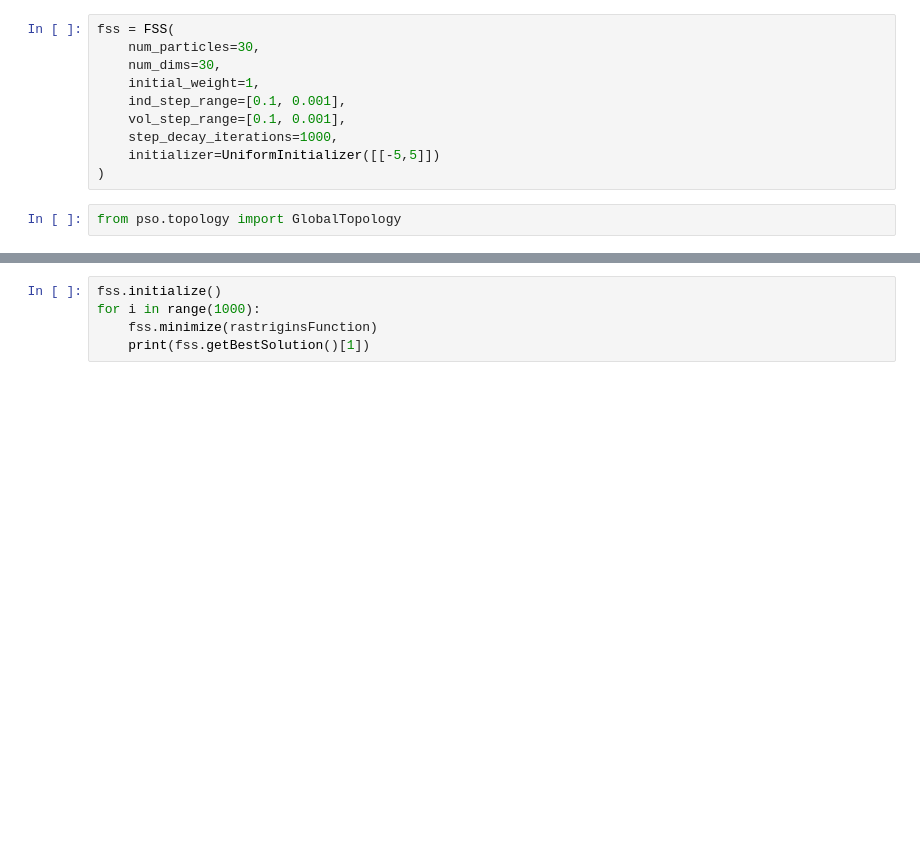
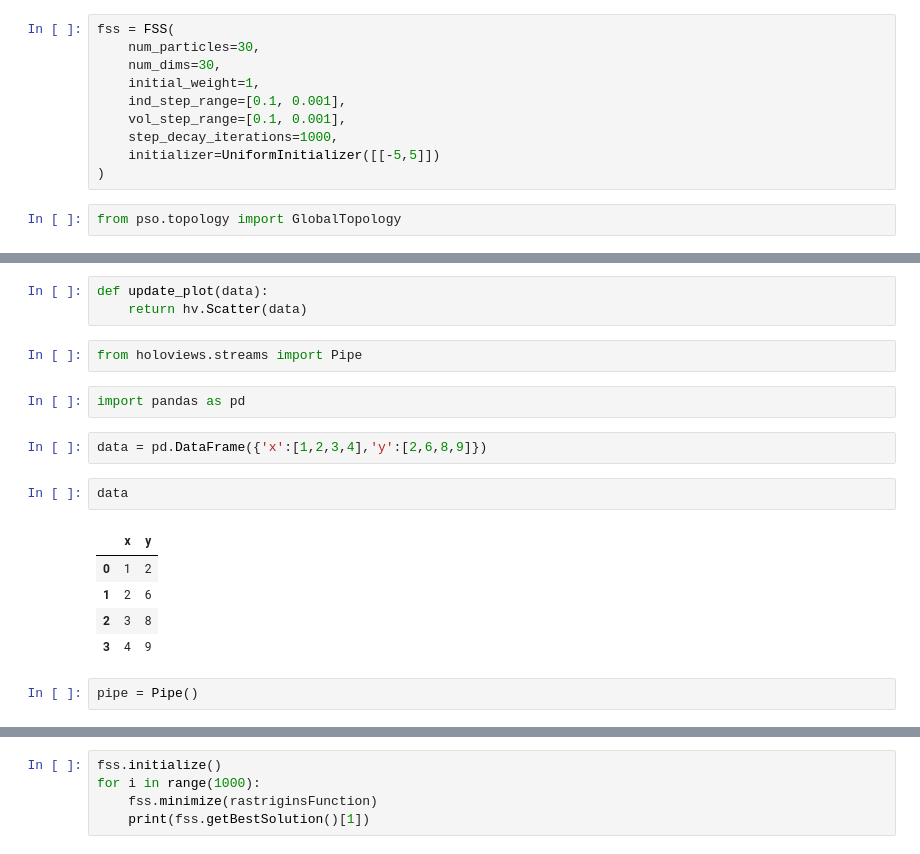
Before and after one commit to aldo-fsm/swarm-intelligence, a Jupyter notebook: pratica-N2.ipynb, the cells around one changed output, grey strips where cells are left out. Drawn from its saved outputs; the diff is of its cells as text; blank space fills up the shorter version.

```diff
--- a/pratica-N2.ipynb
+++ b/pratica-N2.ipynb
@@ -23,0 +206,19 @@ pso = PSO(
+# %%
+def update_plot(data):
+    return hv.Scatter(data)
+# %%
+from holoviews.streams import Pipe
+# %%
+import pandas as pd
+# %%
+data = pd.DataFrame({'x':[1,2,3,4],'y':[2,6,8,9]})
+# %%
+data
+# %% [output]
+|  | x | y |
+| 0 | 1 | 2 |
+| 1 | 2 | 6 |
+| 2 | 3 | 8 |
+| 3 | 4 | 9 |
+# %%
+pipe = Pipe()
```
Also changed, not shown: parts of 36 cells of this notebook, 5 other files.
